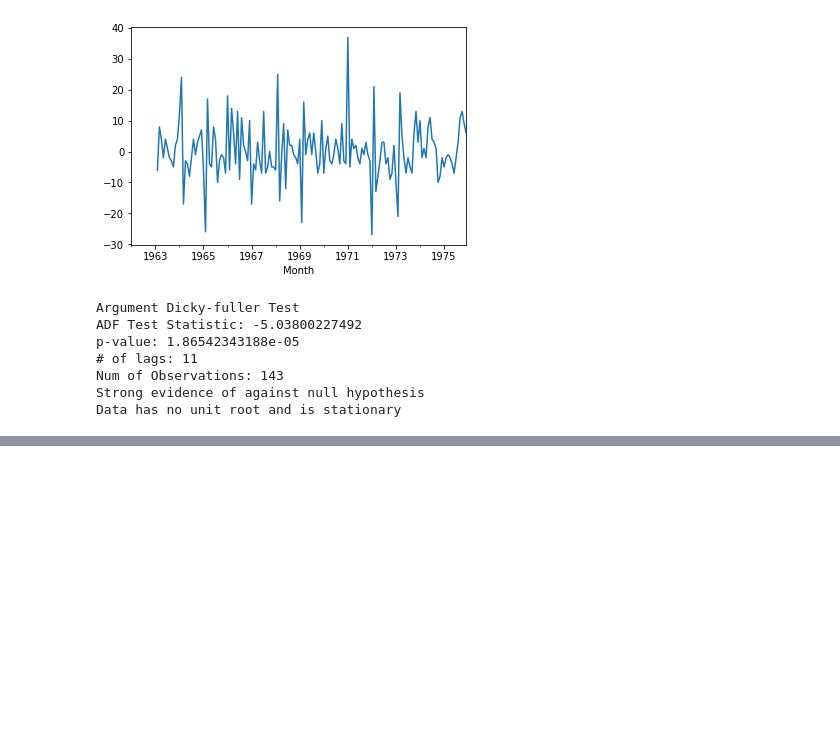
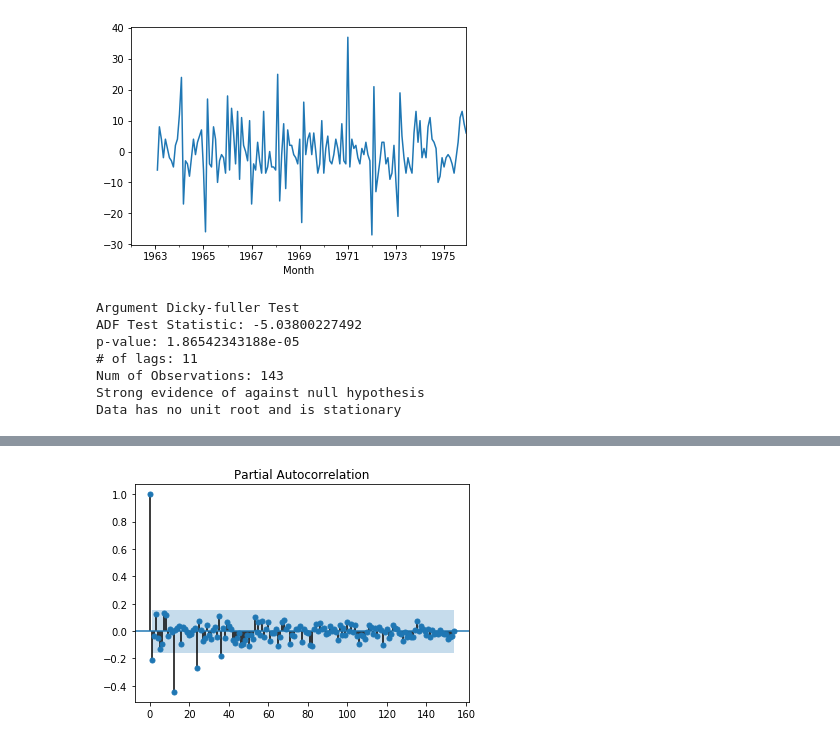
Before and after one commit to willianbriotto/ds-finance, a Jupyter notebook: ds-finance-course.ipynb, the cells around one changed output, grey strips where cells are left out. Cells and saved outputs as stored; diff of their text form; code cells hidden in the pictures; blank space fills up the shorter version.

```diff
--- a/ds-finance-course.ipynb
+++ b/ds-finance-course.ipynb
@@ -245,0 +265,4 @@ Data has no unit root and is stationary
+# %%
+res = plot_pacf(df_milk['Seasonal First Difference'].dropna())
+# %% [output]
+[figure, added]
```
Also changed, not shown: parts of 5 cells of this notebook.
